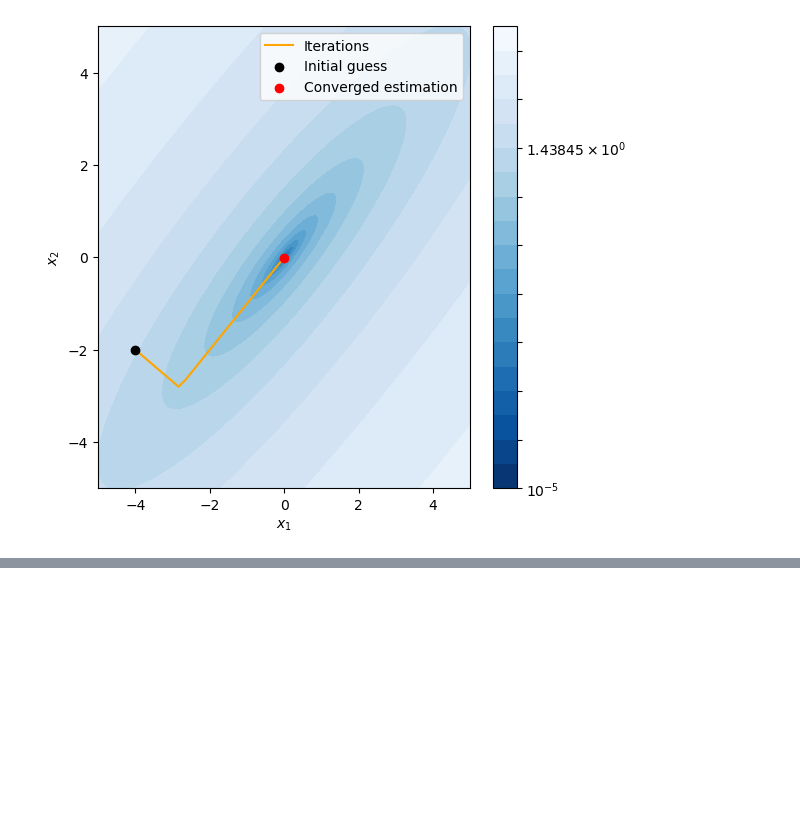
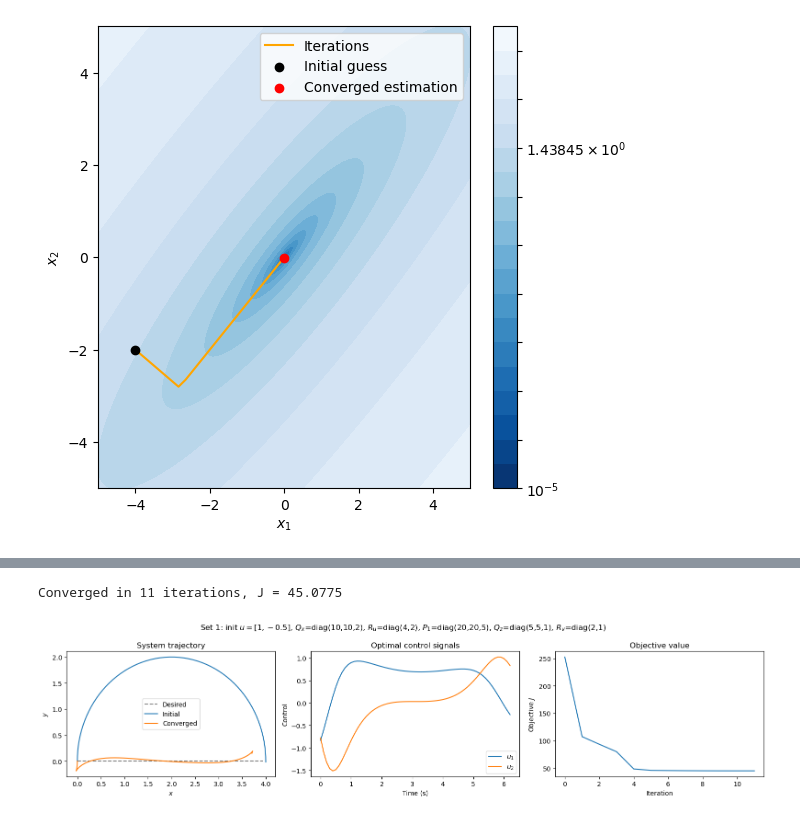
Before and after one commit to cwoodhayes/ME455_homework, a Jupyter notebook: hw4/hw4.ipynb, the cells around one changed output, grey strips where cells are left out. Drawn from its saved outputs; the diff is of its cells as text; code cells hidden in the pictures; blank space fills up the shorter version.

```diff
--- a/hw4/hw4.ipynb
+++ b/hw4/hw4.ipynb
@@ -74,0 +306,19 @@ plt.show()
+# %%
+# Set 1: initial control [1, -0.5] for the whole horizon
+params1 = {
+    'Q_x': np.diag([10.0, 10.0, 2.0]),
+    'R_u': np.diag([4.0, 2.0]),
+    'P1': np.diag([20.0, 20.0, 5.0]),
+    'Q_z': np.diag([5.0, 5.0, 1.0]),
+    'R_v': np.diag([2.0, 1.0]),
+}
+init_u1 = np.tile(np.array([1.0, -0.5]), reps=(tsteps, 1))
+
+u_opt1, J_list1 = run_ilqr(init_u1, params1)
+print(f'Converged in {len(J_list1) - 1} iterations, J = {J_list1[-1]:.4f}')
+plot_results(init_u1, u_opt1, J_list1,
+             'Set 1: init $u = [1, -0.5]$, $Q_x$=diag(10,10,2), $R_u$=diag(4,2), '
+             '$P_1$=diag(20,20,5), $Q_z$=diag(5,5,1), $R_v$=diag(2,1)')
+# %% [output]
+Converged in 11 iterations, J = 45.0775
+[figure, added]
```
Also changed, not shown: parts of 5 cells of this notebook.
